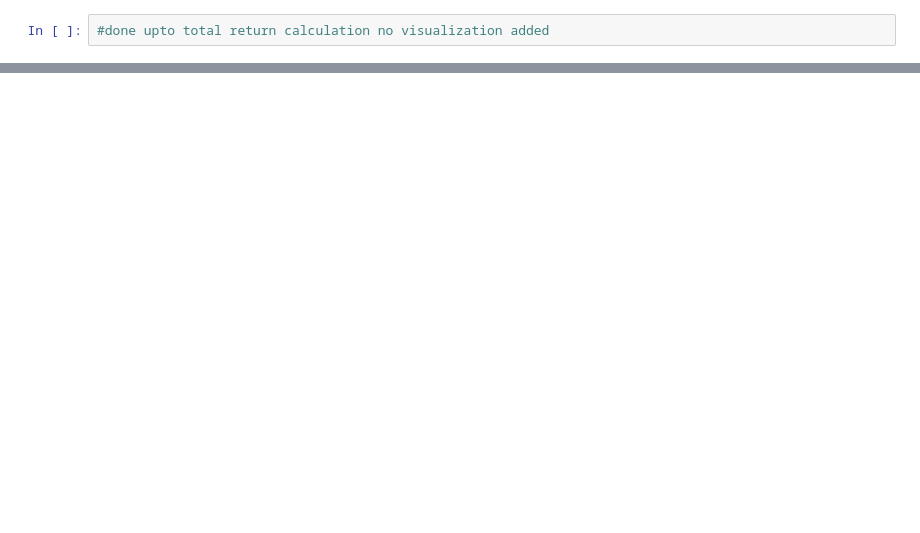
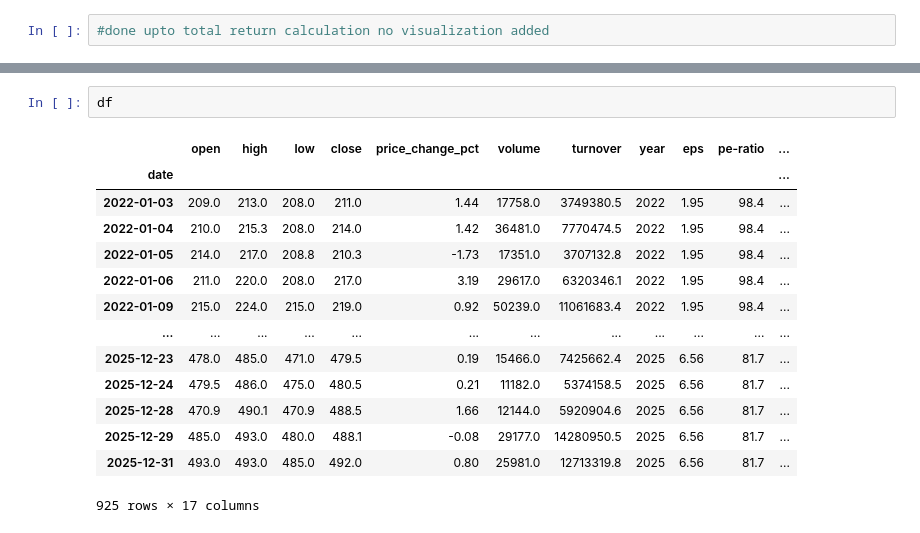
Before and after one commit to sunil0x/nepse_dataanalysis, a Jupyter notebook: vscode/investment_outcome.ipynb, the cells around one changed output, grey strips where cells are left out. Drawn from its saved outputs; the diff is of its cells as text; blank space fills up the shorter version.

```diff
--- a/vscode/investment_outcome.ipynb
+++ b/vscode/investment_outcome.ipynb
@@ -482,0 +565,17 @@ Total Return: 183.32%
+# %%
+df
+# %% [output]
+|  | open | high | low | close | price_change_pct | volume | turnover | year | eps | pe-ratio | ... |
+| date |  |  |  |  |  |  |  |  |  |  | ... |
+| 2022-01-03 | 209.0 | 213.0 | 208.0 | 211.0 | 1.44 | 17758.0 | 3749380.5 | 2022 | 1.95 | 98.4 | ... |
+| 2022-01-04 | 210.0 | 215.3 | 208.0 | 214.0 | 1.42 | 36481.0 | 7770474.5 | 2022 | 1.95 | 98.4 | ... |
+| 2022-01-05 | 214.0 | 217.0 | 208.8 | 210.3 | -1.73 | 17351.0 | 3707132.8 | 2022 | 1.95 | 98.4 | ... |
+| 2022-01-06 | 211.0 | 220.0 | 208.0 | 217.0 | 3.19 | 29617.0 | 6320346.1 | 2022 | 1.95 | 98.4 | ... |
+| 2022-01-09 | 215.0 | 224.0 | 215.0 | 219.0 | 0.92 | 50239.0 | 11061683.4 | 2022 | 1.95 | 98.4 | ... |
+| ... | ... | ... | ... | ... | ... | ... | ... | ... | ... | ... | ... |
+| 2025-12-23 | 478.0 | 485.0 | 471.0 | 479.5 | 0.19 | 15466.0 | 7425662.4 | 2025 | 6.56 | 81.7 | ... |
+| 2025-12-24 | 479.5 | 486.0 | 475.0 | 480.5 | 0.21 | 11182.0 | 5374158.5 | 2025 | 6.56 | 81.7 | ... |
+| 2025-12-28 | 470.9 | 490.1 | 470.9 | 488.5 | 1.66 | 12144.0 | 5920904.6 | 2025 | 6.56 | 81.7 | ... |
+| 2025-12-29 | 485.0 | 493.0 | 480.0 | 488.1 | -0.08 | 29177.0 | 14280950.5 | 2025 | 6.56 | 81.7 | ... |
+| 2025-12-31 | 493.0 | 493.0 | 485.0 | 492.0 | 0.80 | 25981.0 | 12713319.8 | 2025 | 6.56 | 81.7 | ... |
+925 rows × 17 columns
```
Also changed, not shown: parts of 20 cells of this notebook.
